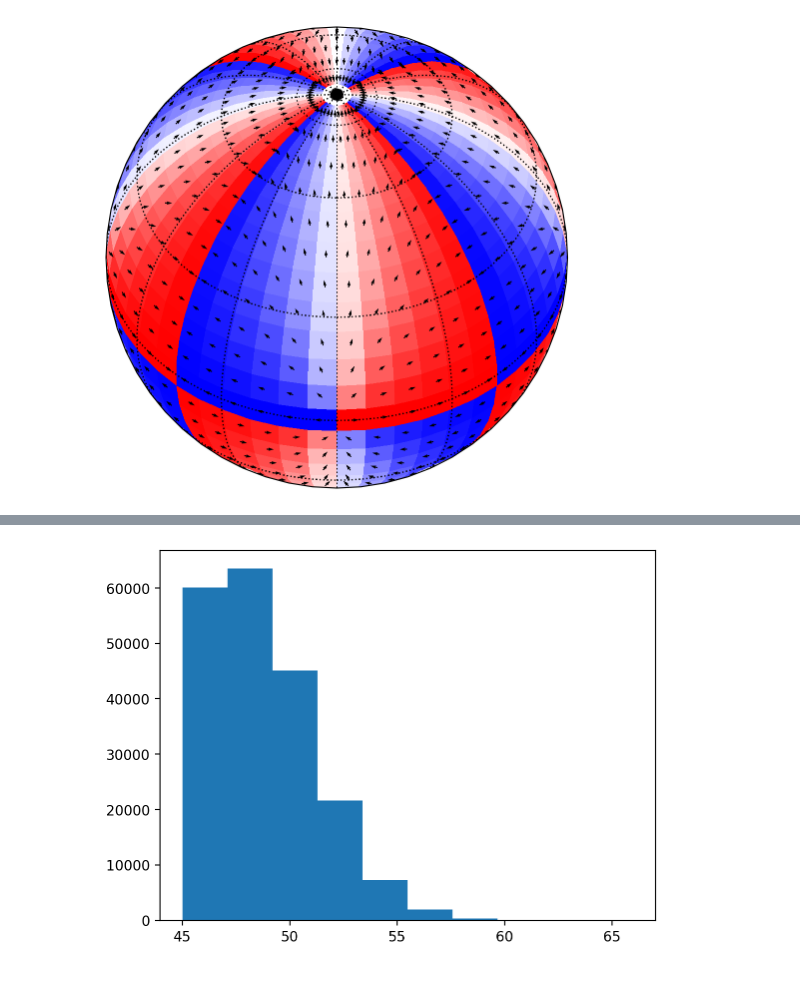
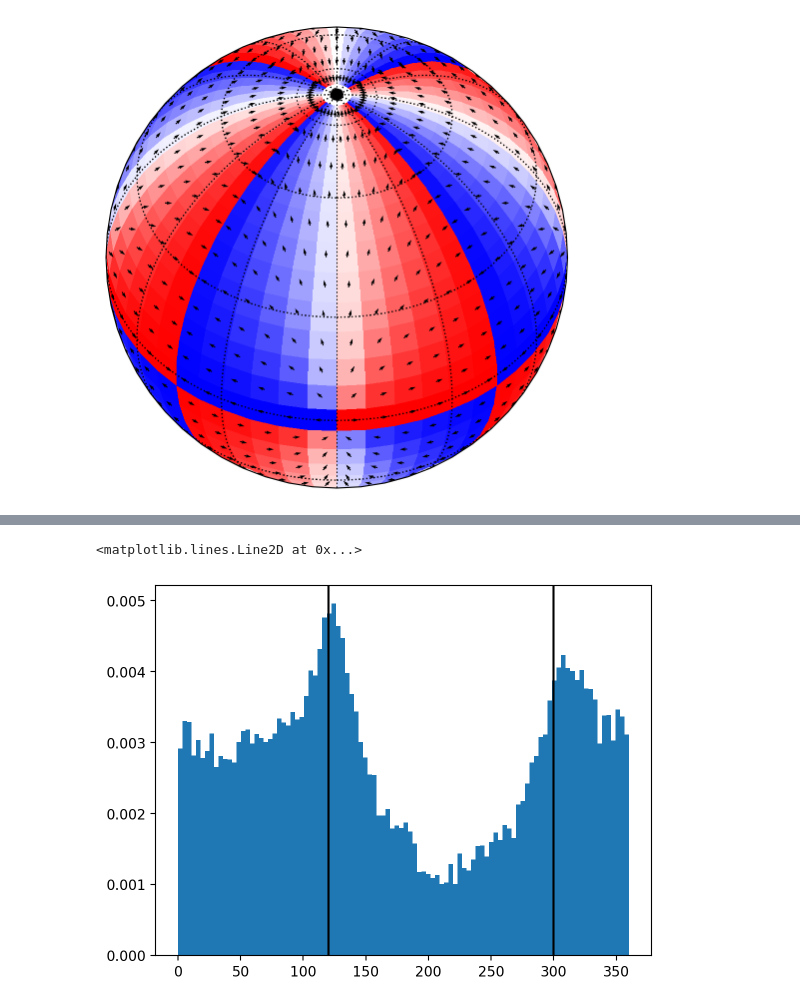
Before and after one commit to Swanson-Hysell-Group/2024_SWLLIP, a Jupyter notebook: code/SWLLIP_geomagnetic_field.ipynb, the cells around one changed output, grey strips where cells are left out. Drawn from its saved outputs; the diff is of its cells as text; code cells hidden in the pictures.

```diff
--- a/code/SWLLIP_geomagnetic_field.ipynb
+++ b/code/SWLLIP_geomagnetic_field.ipynb
@@ -417,4 +467,7 @@ plt.show()
-# %%
-plt.hist(meridian_angle_resample);
-# %% [output]
-[figure, removed]
+# %%
+plt.hist(quadrupole_axis_resample.T[0]%360, bins=100, density=1)
+plt.axvline(120, color='k')
+plt.axvline(300, color='k')
+# %% [output]
+<matplotlib.lines.Line2D at 0x...>
+[figure, added]
```
Also changed, not shown: parts of 13 cells of this notebook.
